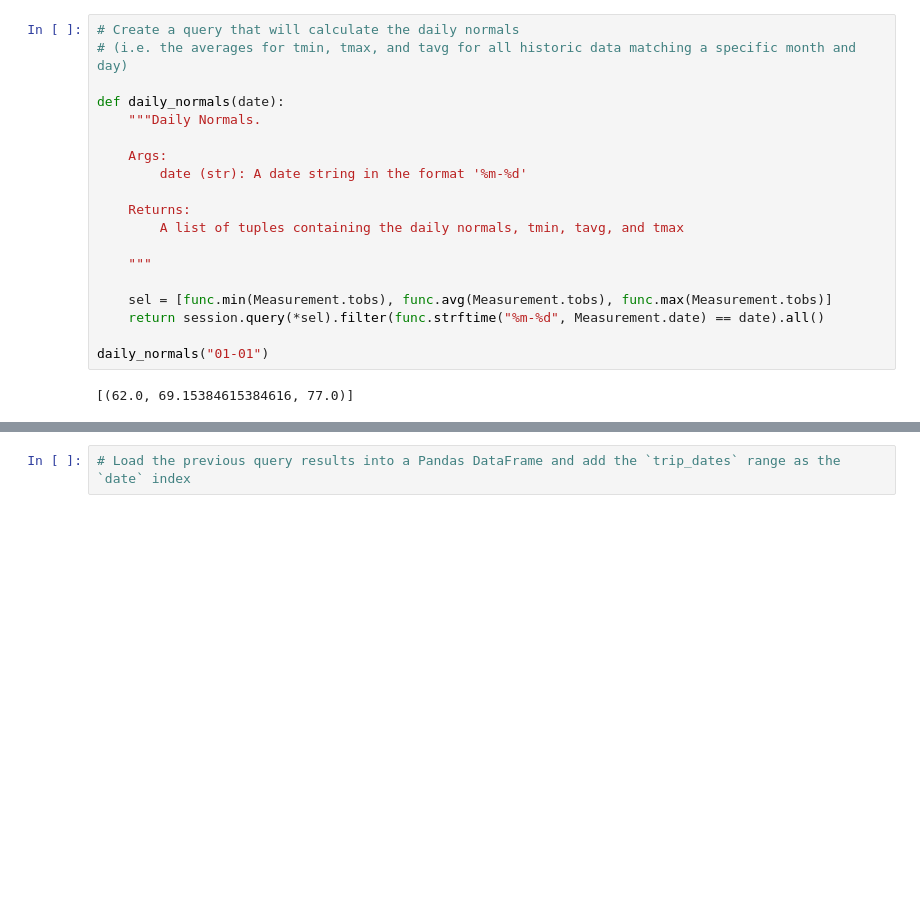
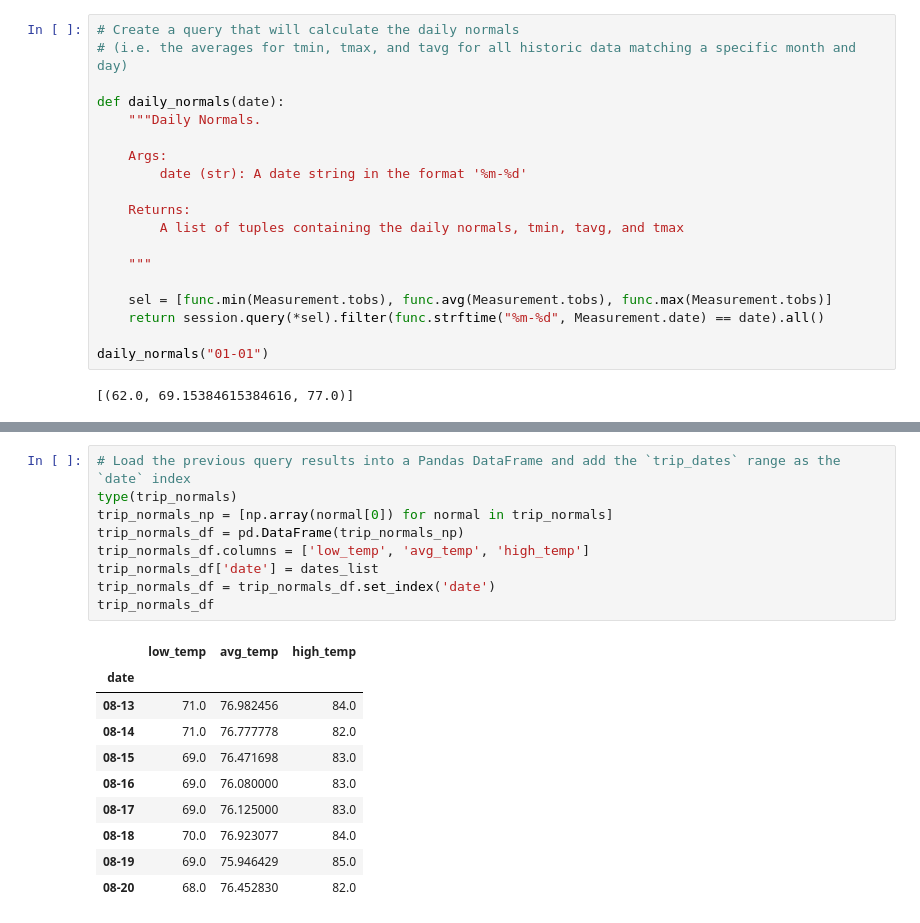
Before and after one commit to gidoneli/databootcamp, a Jupyter notebook: sqlalchemy-challenge/climate_starter-raulfloresp.ipynb, the cells around one changed output, grey strips where cells are left out. Drawn from its saved outputs; the diff is of its cells as text; blank space fills up the shorter version.

```diff
--- a/sqlalchemy-challenge/climate_starter-raulfloresp.ipynb
+++ b/sqlalchemy-challenge/climate_starter-raulfloresp.ipynb
@@ -462,4 +480,22 @@ daily_normals("01-01")
 # %%
 # Load the previous query results into a Pandas DataFrame and add the `trip_dates` range as the `date` index
+type(trip_normals)
+trip_normals_np = [np.array(normal[0]) for normal in trip_normals]
+trip_normals_df = pd.DataFrame(trip_normals_np)
+trip_normals_df.columns = ['low_temp', 'avg_temp', 'high_temp']
+trip_normals_df['date'] = dates_list
+trip_normals_df = trip_normals_df.set_index('date')
+trip_normals_df
+# %% [output]
+|  | low_temp | avg_temp | high_temp |
+| date |  |  |  |
+| 08-13 | 71.0 | 76.982456 | 84.0 |
+| 08-14 | 71.0 | 76.777778 | 82.0 |
+| 08-15 | 69.0 | 76.471698 | 83.0 |
+| 08-16 | 69.0 | 76.080000 | 83.0 |
+| 08-17 | 69.0 | 76.125000 | 83.0 |
+| 08-18 | 70.0 | 76.923077 | 84.0 |
+| 08-19 | 69.0 | 75.946429 | 85.0 |
+| 08-20 | 68.0 | 76.452830 | 82.0 |
 # %%
 # Plot the daily normals as an area plot with `stacked=False`
```
Also changed, not shown: parts of 6 cells of this notebook, 1 other file.
